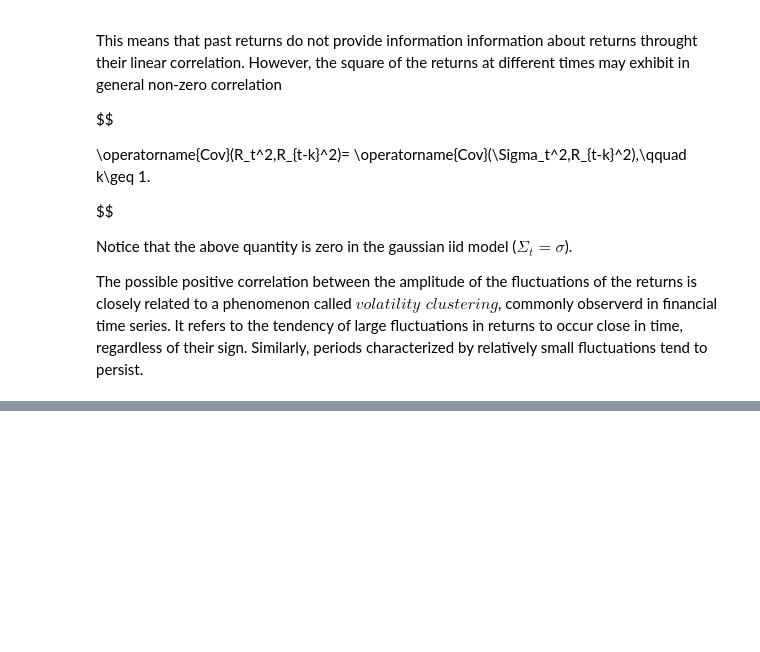
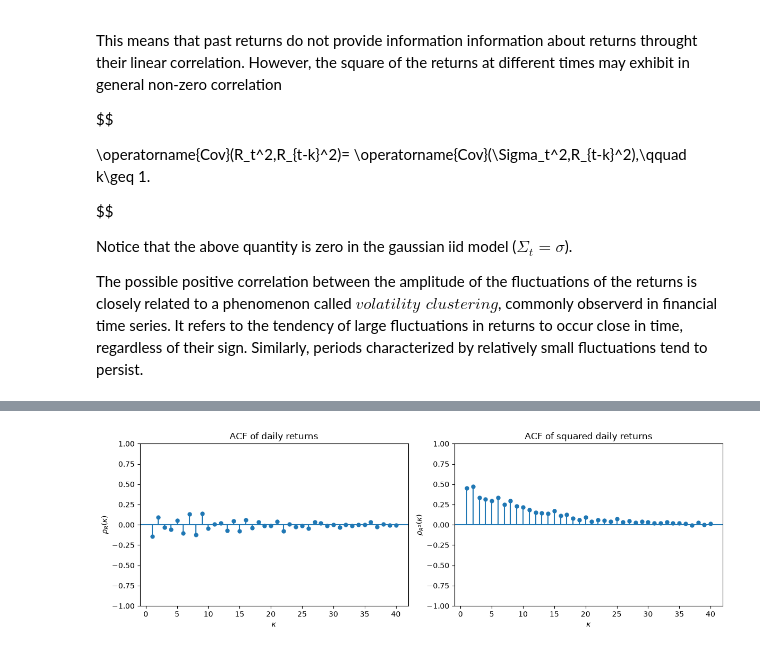
Before and after one commit to IlVerita/QuantFin, a Jupyter notebook: 01_Exploraotory_analysis.ipynb, the cells around one changed output, grey strips where cells are left out. Saved outputs shown, nothing was run; the diff lists cells and outputs as text; code cells hidden in the pictures; blank space fills up the shorter version.

```diff
--- a/01_Exploraotory_analysis.ipynb
+++ b/01_Exploraotory_analysis.ipynb
@@ -601,8 +603,25 @@ where $\bar{x}$ is the sample mean. We apply this estimator to both the observed
 # %%
-fig, ax = plt.subplot(1,2
-                      figsize =(12,4))
+import matplotlib.pyplot as plt
+from statsmodels.graphics.tsaplots import plot_acf
 
-plot_acf(r, lags = 40, zero = false,
+
+fig, ax = plt.subplots(1,2,figsize =(12,4))
+
+plot_acf(r, lags = 40, zero = False,
          alpha = None, ax = ax[0])
 plot_acf(r**2, lags = 40, zero = False,
          alpha = None, ax = ax[1])
+
+ax[0].set_title("ACF of daily returns")
+ax[1].set_title("ACF of squared daily returns")
+
+ax[0].set_xlabel(r"$\kappa$")
+ax[0].set_ylabel(r"$\rho_R(\kappa)$")
+
+ax[1].set_xlabel(r"$\kappa$")
+ax[1].set_ylabel(r"$\rho_{R^2}(\kappa)$")
+
+plt.tight_layout()
+plt.show()
+# %% [output]
+[figure, added]
```
Also changed, not shown: parts of 4 cells of this notebook.
